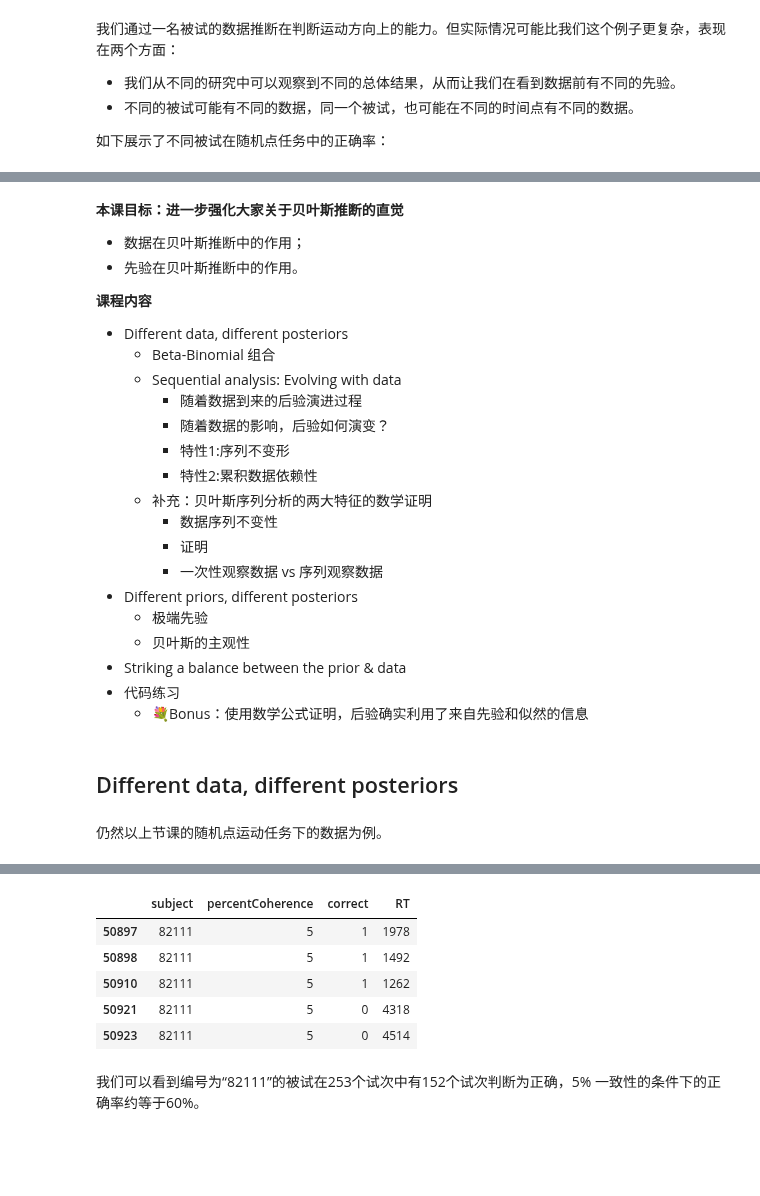
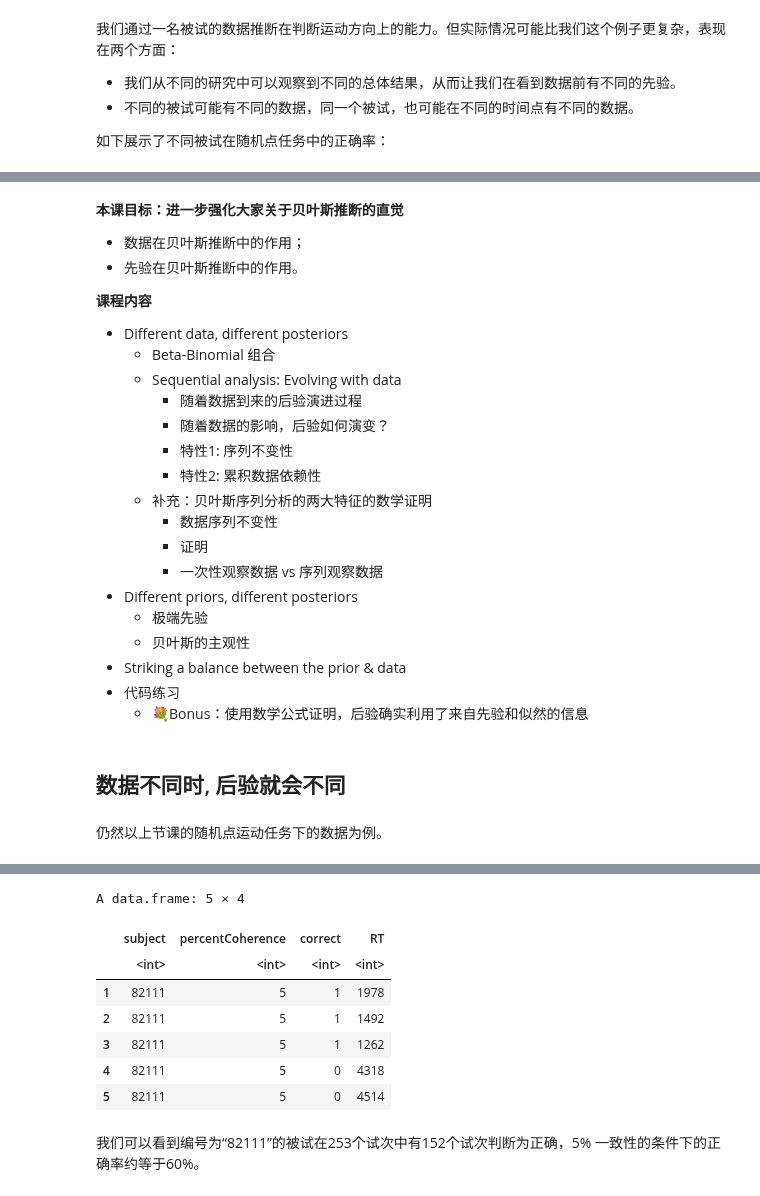
Before and after one commit to hcp4715/psybayesian, a Jupyter notebook: Lecture4.ipynb, the cells around one changed output, grey strips where cells are left out. Saved outputs shown, nothing was run; the diff lists cells and outputs as text; code cells hidden in the pictures; blank space fills up the shorter version.

```diff
--- a/Lecture4.ipynb
+++ b/Lecture4.ipynb
@@ -92,8 +93,8 @@ data %>%
   - Sequential analysis: Evolving with data
       - 随着数据到来的后验演进过程
       - 随着数据的影响，后验如何演变？
-      - 特性1:序列不变形
-      - 特性2:累积数据依赖性
+      - 特性1: 序列不变性
+      - 特性2: 累积数据依赖性
   - 补充：贝叶斯序列分析的两大特征的数学证明
     - 数据序列不变性
     - 证明
@@ -104,17 +105,15 @@ data %>%
 - Striking a balance between the prior & data
 - 代码练习
   - 💐Bonus：使用数学公式证明，后验确实利用了来自先验和似然的信息
-# %% [markdown]
-## Different data, different posteriors
+# %% [markdown]
+## 数据不同时, 后验就会不同
 # %% [markdown]
 仍然以上节课的随机点运动任务下的数据为例。
 # %%
-data <- data %>%
-  select(subject, percentCoherence, correct, RT)
-
 # 筛选符合条件的数据
 data_subj1 <- data %>%
-  filter(subject == 82111, percentCoherence == 5)
+  dplyr::select(subject, percentCoherence, correct, RT) %>%
+  dplyr::filter(subject == 82111, percentCoherence == 5)
 
 # 打印该被试在该条件下的平均正确率
 cat("被试 82111 在 5% 一致性正确率数据：", mean(data_subj1$correct, na.rm = TRUE), "\n")
@@ -124,9 +123,11 @@ head(data_subj1, 5)
+A data.frame: 5 × 4
 |  | subject | percentCoherence | correct | RT |
-| 50897 | 82111 | 5 | 1 | 1978 |
-| 50898 | 82111 | 5 | 1 | 1492 |
-| 50910 | 82111 | 5 | 1 | 1262 |
-| 50921 | 82111 | 5 | 0 | 4318 |
-| 50923 | 82111 | 5 | 0 | 4514 |
+|  | <int> | <int> | <int> | <int> |
+| 1 | 82111 | 5 | 1 | 1978 |
+| 2 | 82111 | 5 | 1 | 1492 |
+| 3 | 82111 | 5 | 1 | 1262 |
+| 4 | 82111 | 5 | 0 | 4318 |
+| 5 | 82111 | 5 | 0 | 4514 |
 # %% [markdown]
 我们可以看到编号为“82111”的被试在253个试次中有152个试次判断为正确，5% 一致性的条件下的正确率约等于60%。
 # %%
```
Also changed, not shown: parts of 25 cells of this notebook.
